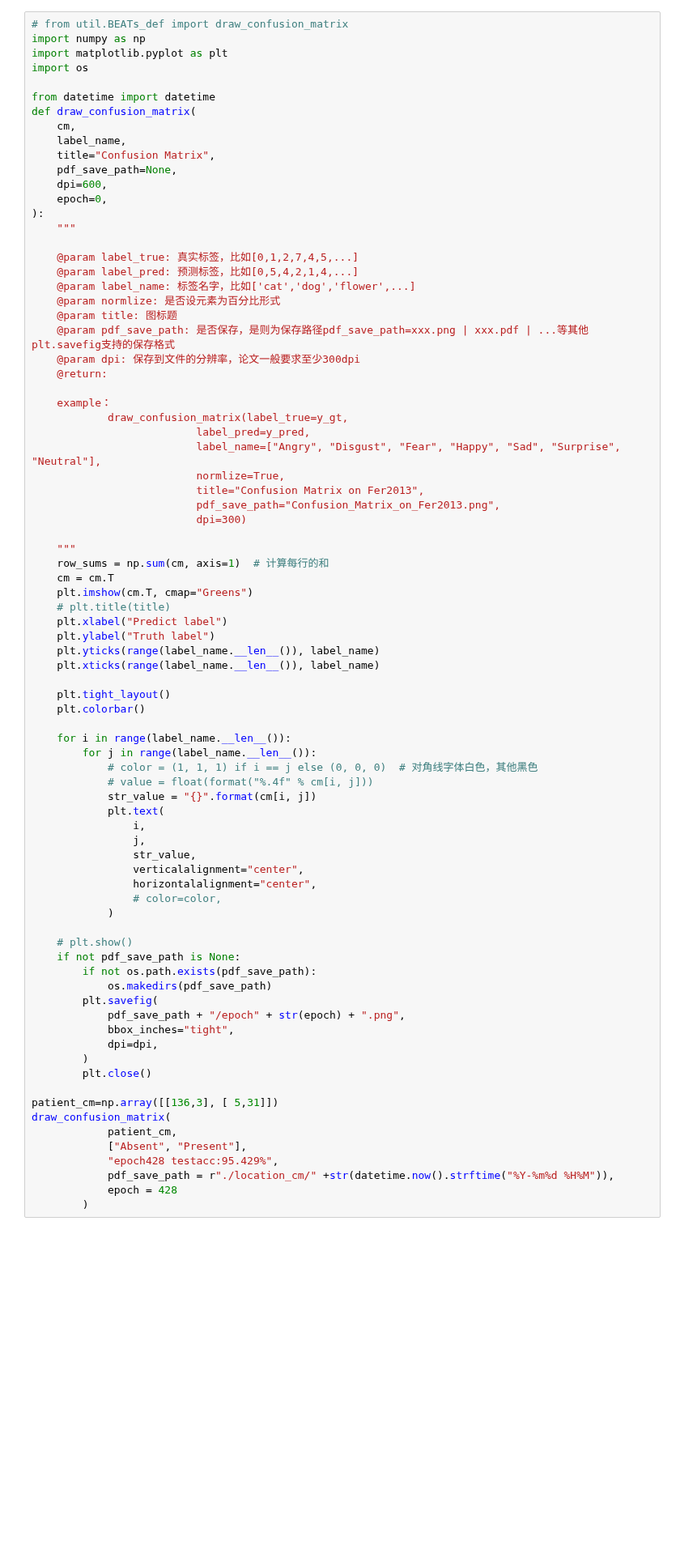
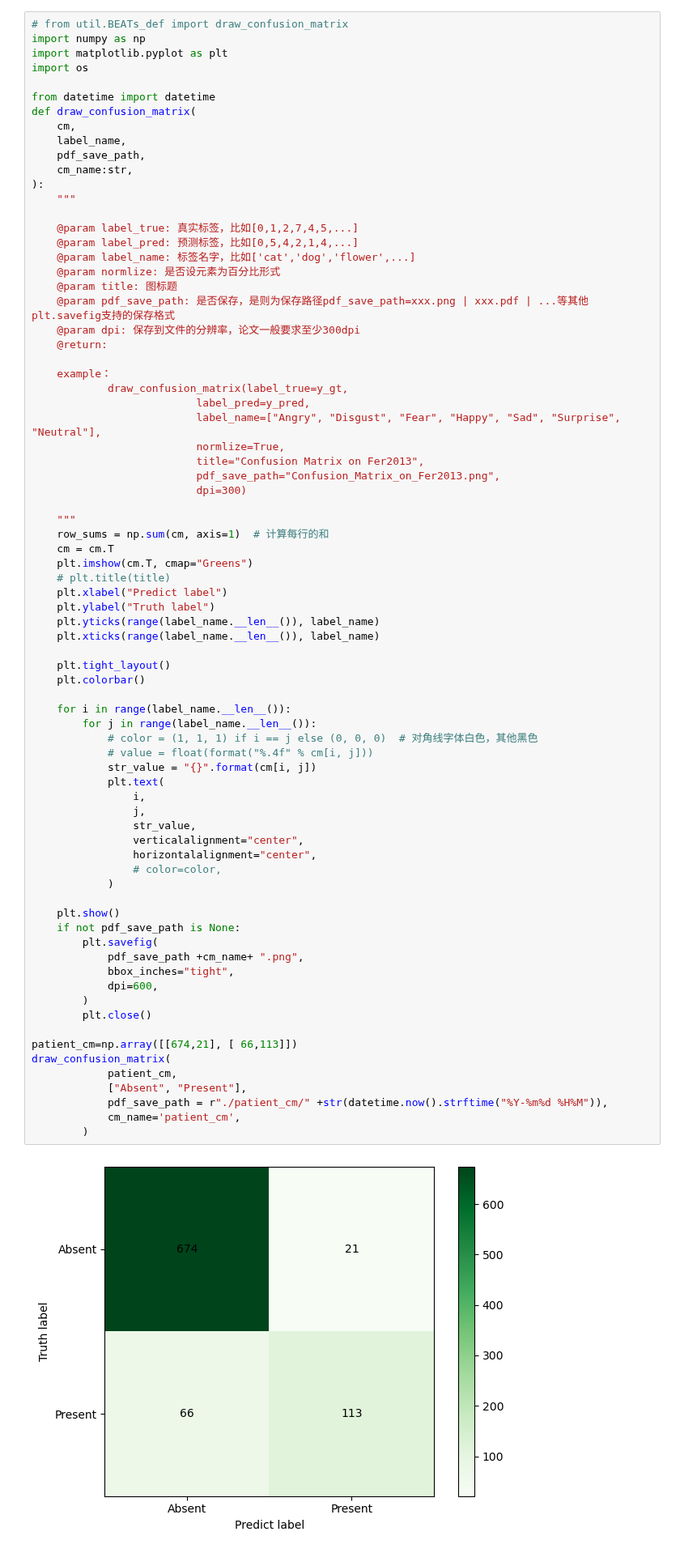
Before and after one commit to lsl198651/BEATs, a Jupyter notebook: BEATs_try.ipynb, the cells around one changed output. Shown at 81% size. Saved outputs shown, nothing was run; the diff lists cells and outputs as text; blank space fills up the shorter version.

```diff
--- a/BEATs_try.ipynb
+++ b/BEATs_try.ipynb
@@ -1362,10 +1417,8 @@ from datetime import datetime
 def draw_confusion_matrix(
     cm,
     label_name,
-    title="Confusion Matrix",
-    pdf_save_path=None,
-    dpi=600,
-    epoch=0,
+    pdf_save_path,
+    cm_name:str,
 ):
     """
 
@@ -1397,42 +1450,41 @@ def draw_confusion_matrix(
     plt.yticks(range(label_name.__len__()), label_name)
     plt.xticks(range(label_name.__len__()), label_name)
 
     plt.tight_layout()
     plt.colorbar()
 
     for i in range(label_name.__len__()):
         for j in range(label_name.__len__()):
             # color = (1, 1, 1) if i == j else (0, 0, 0)  # 对角线字体白色，其他黑色
             # value = float(format("%.4f" % cm[i, j]))
             str_value = "{}".format(cm[i, j])
             plt.text(
                 i,
                 j,
                 str_value,
                 verticalalignment="center",
                 horizontalalignment="center",
                 # color=color,
             )
 
-    # plt.show()
+    plt.show()
     if not pdf_save_path is None:
-        if not os.path.exists(pdf_save_path):
-            os.makedirs(pdf_save_path)
         plt.savefig(
-            pdf_save_path + "/epoch" + str(epoch) + ".png",
+            pdf_save_path +cm_name+ ".png",
             bbox_inches="tight",
-            dpi=dpi,
+            dpi=600,
         )
         plt.close()
 
-patient_cm=np.array([[136,3], [ 5,31]])
+patient_cm=np.array([[674,21], [ 66,113]])
 draw_confusion_matrix(
             patient_cm,
             ["Absent", "Present"],
-            "epoch428 testacc:95.429%",
-            pdf_save_path = r"./location_cm/" +str(datetime.now().strftime("%Y-%m%d %H%M")),
-            epoch = 428
+            pdf_save_path = r"./patient_cm/" +str(datetime.now().strftime("%Y-%m%d %H%M")),
+            cm_name='patient_cm',
         )
+# %% [output]
+[figure, added]
 # %%
 import numpy as np
 from sklearn import preprocessing
```
Also changed, not shown: parts of 6 cells of this notebook.
